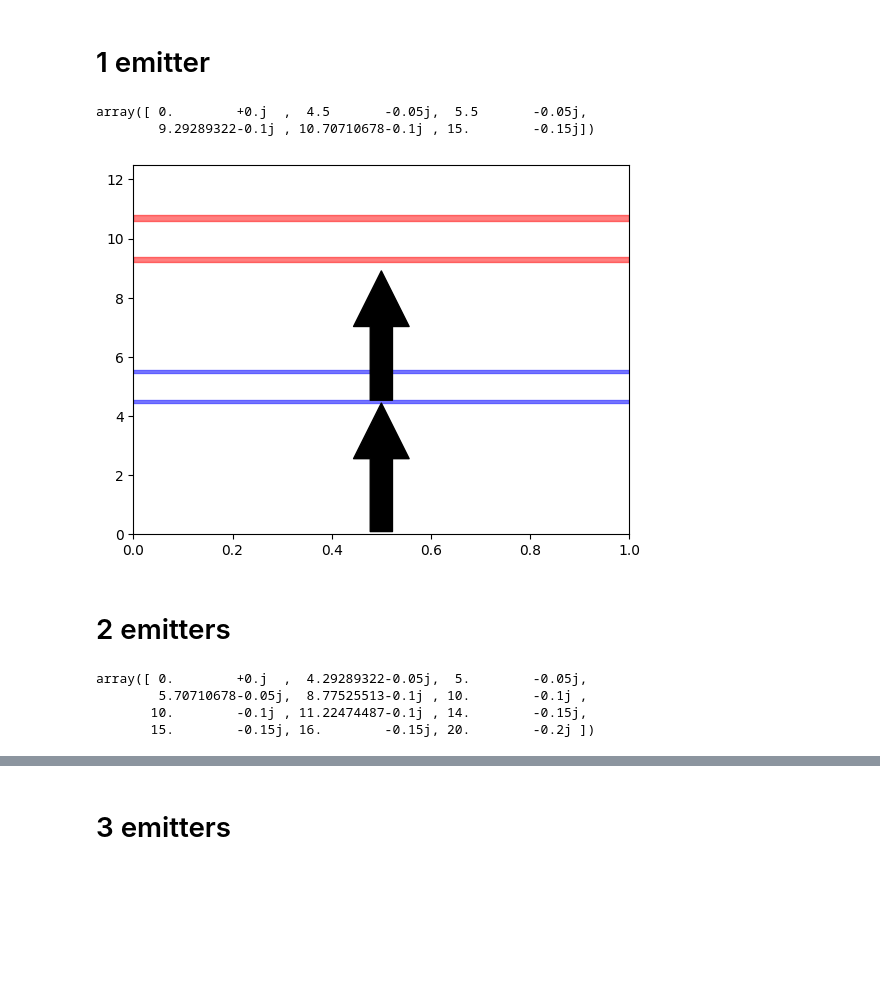
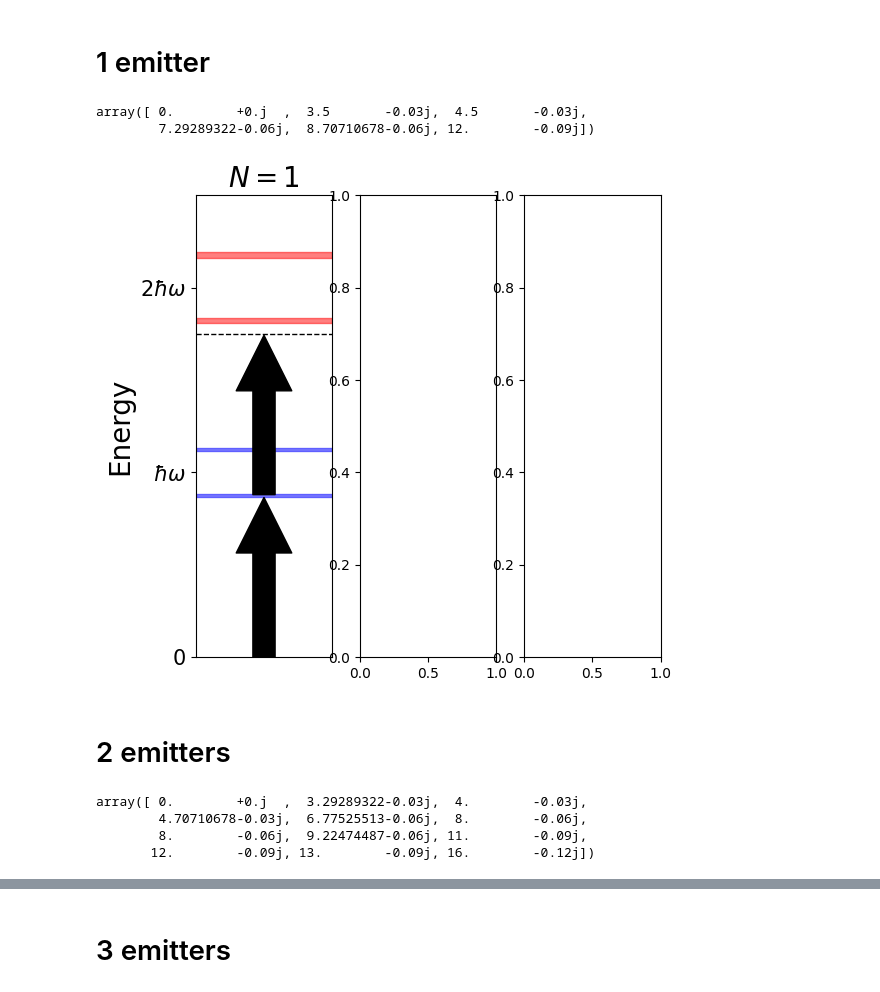
Before and after one commit to alexhrubin/Superconducting_conventional_photon_blockade, a Jupyter notebook: fig_1/energy_levels.ipynb, the cells around one changed output, grey strips where cells are left out. Drawn from its saved outputs; the diff is of its cells as text; code cells hidden in the pictures; blank space fills up the shorter version.

```diff
--- a/fig_1/energy_levels.ipynb
+++ b/fig_1/energy_levels.ipynb
@@ -3,3 +3,5 @@ import matplotlib.pyplot as plt
 from matplotlib.patches import Rectangle, FancyArrowPatch
 import numpy as np
 from qutip import destroy, qeye, sigmaz, tensor
+# %%
+fig, axes = plt.subplots(1, 3, figsize=(6, 6))
@@ -12,17 +16,15 @@ a = tensor(destroy(N), qeye(2))
 sigm = tensor(qeye(N), destroy(2))
 sigz = tensor(qeye(N), sigmaz())
 
-wc = 5
-wa = 5
+wc = 4
+wa = 4
 g = 0.5
 
-kappa = 0.05
-gamma = 0.05
-dephasing = 500e-6
+kappa = 0.03
+gamma = 0.03
 c_ops = [
     np.sqrt(kappa) * a,
     np.sqrt(gamma) * sigm,
-    # np.sqrt(dephasing) * sigz,
 ]
 
 H = (
@@ -35,42 +37,47 @@ H_eff = H - 1j * kappa * a.dag() * a - 1j * gamma * sigm.dag() * sigm
 
 H_eff.eigenenergies()
 # %% [output]
-array([ 0.        +0.j  ,  4.5       -0.05j,  5.5       -0.05j,
-        9.29289322-0.1j , 10.70710678-0.1j , 15.        -0.15j])
+array([ 0.        +0.j  ,  3.5       -0.03j,  4.5       -0.03j,
+        7.29289322-0.06j,  8.70710678-0.06j, 12.        -0.09j])
 # %%
 # N=1
-fig, ax = plt.subplots()
+ax = axes[0]
 
 for energy in H_eff.eigenenergies()[1:3]:
     center = np.real(energy)
     width = abs(np.imag(energy))
     rect = Rectangle((0, center - width), 1, 2*width, color='blue', alpha=0.5)
     ax.add_patch(rect)
 
 for energy in H_eff.eigenenergies()[3:5]:
     center = np.real(energy)
     width = np.imag(energy)
     rect = Rectangle((0, center - width), 1, 2*width, color='red', alpha=0.5)
     ax.add_patch(rect)
 
 
 polariton = np.real(H_eff.eigenenergies()[1])
-arrow = FancyArrowPatch((0.5, -2e-3), (0.5, polariton+3e-2),
-                                arrowstyle='simple', mutation_scale=80, color='black', lw=1)
+arrow = FancyArrowPatch((0.5, -0.1), (0.5, polariton+0.02),
+                                arrowstyle='simple', mutation_scale=0, color='black', lw=1)
 ax.add_patch(arrow)
-arrow = FancyArrowPatch((0.5, polariton-6e-2), (0.5, 2*polariton),
+arrow = FancyArrowPatch((0.5, polariton-0.04), (0.5, 2*polariton+0.03),
                                 arrowstyle='simple', mutation_scale=80, color='black', lw=1)
 ax.add_patch(arrow)
 
-# ax.axhline(0, lw=1)
-# ax.axhline(polariton, lw=1)
-# ax.axhline(2*polariton, lw=1)
+ax.axhline(2*polariton, linestyle='--', color='black', lw=1)
 
-ax.set_ylim(0, 12.5)
-# ax.set_ylim(4,5)
-plt.show()
+
+ax.set_ylim(0, 10)
+
+ax.set_yticks([0, wc, 2*wc])
+ax.set_yticklabels([0, "$\hbar\omega$", "2$\hbar\omega$"], fontsize=15)
+ax.set_ylabel("Energy", fontsize=20)
+
+ax.set_xticks([])
+ax.set_title("$N=1$", fontsize=20)
+fig
 # %% [output]
-[figure, old version]
+[figure, new version]
 # %% [markdown]
 # 2 emitters
 # %%
@@ -81,12 +88,12 @@ sigm1 = tensor(qeye(N), destroy(2), qeye(2))
 sigm2 = tensor(qeye(N), qeye(2), destroy(2))
 # sigz = tensor(qeye(N), sigmaz())
 
-wc = 5
-wa = 5
+wc = 4
+wa = 4
 g = 0.5
 
-kappa = 0.05
-gamma = 0.05
+kappa = 0.03
+gamma = 0.03
 # dephasing = 500e-6
 c_ops = [
     np.sqrt(kappa) * a,
@@ -107,9 +114,9 @@ H_eff = H - 1j * kappa * a.dag() * a - 1j * gamma * sigm1.dag() * sigm1 - 1j * g
 
 H_eff.eigenenergies()
 # %% [output]
-array([ 0.        +0.j  ,  4.29289322-0.05j,  5.        -0.05j,
-        5.70710678-0.05j,  8.77525513-0.1j , 10.        -0.1j ,
-       10.        -0.1j , 11.22474487-0.1j , 14.        -0.15j,
-       15.        -0.15j, 16.        -0.15j, 20.        -0.2j ])
+array([ 0.        +0.j  ,  3.29289322-0.03j,  4.        -0.03j,
+        4.70710678-0.03j,  6.77525513-0.06j,  8.        -0.06j,
+        8.        -0.06j,  9.22474487-0.06j, 11.        -0.09j,
+       12.        -0.09j, 13.        -0.09j, 16.        -0.12j])
 # %%
 # N=2
```
Also changed, not shown: parts of 6 cells of this notebook, 5 other files.
